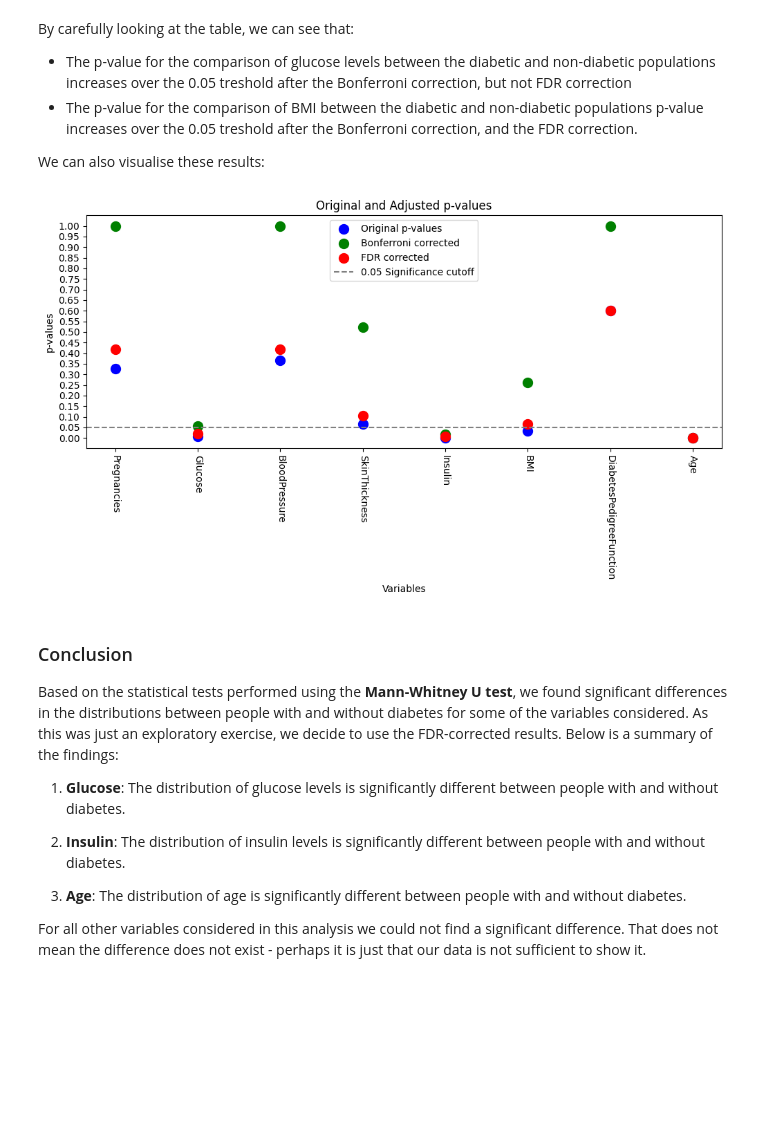
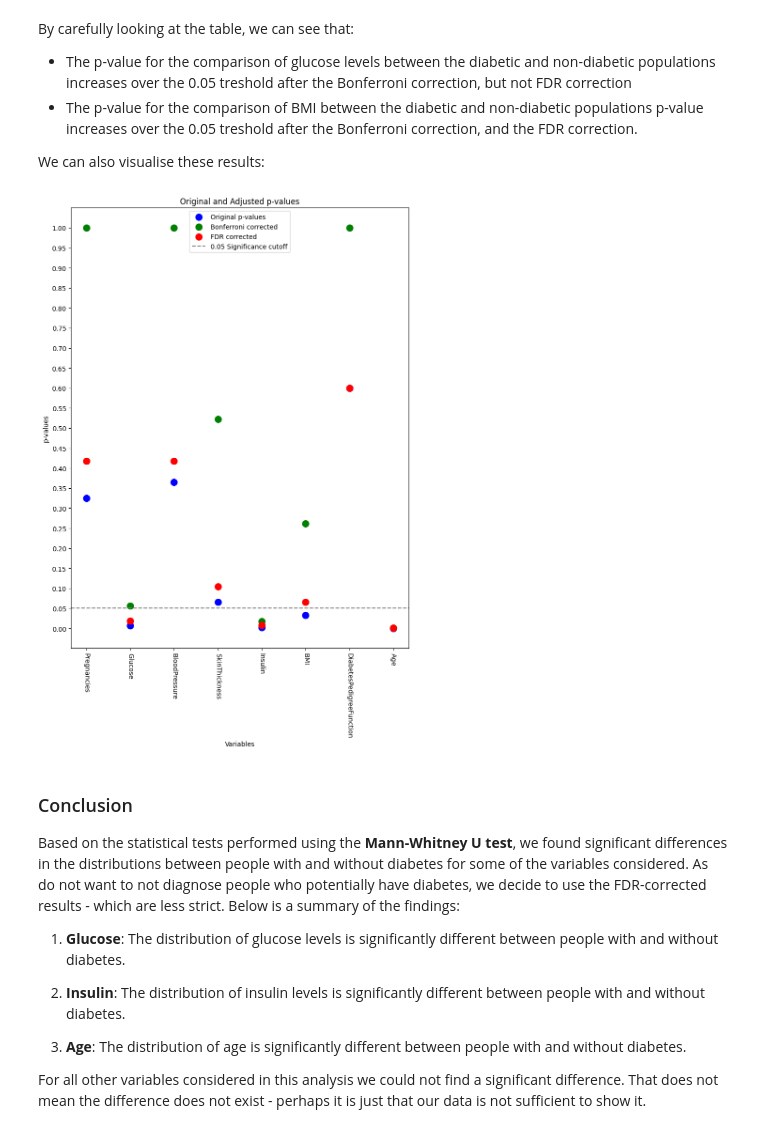
Before and after one commit to imperialchem/python-stats-intro, a Jupyter notebook: part2/stats-intro2.ipynb, the cells around one changed output. Cells and saved outputs as stored; diff of their text form; code cells hidden in the pictures; blank space fills up the shorter version.

```diff
--- a/part2/stats-intro2.ipynb
+++ b/part2/stats-intro2.ipynb
@@ -314,36 +321,36 @@ We can also visualise these results:
 # %%
 # Plotting the results
 variables = np.array(variables)
-plt.figure(figsize=(10, 6))
+plt.figure(figsize=(8, 12))
 
 # Plot original p-values
 plt.scatter(variables, p_values, color='blue', label='Original p-values', s=100)
 
 # Plot Bonferroni corrected p-values
 plt.scatter(variables, bonferroni_corrected, color='green', label='Bonferroni corrected', s=100)
 
 # Plot FDR corrected p-values
 plt.scatter(variables, fdr_corrected, color='red', label='FDR corrected', s=100)
 
 # Draw the significance cutoff at p = 0.05
 plt.axhline(y=0.05, color='gray', linestyle='--', label='0.05 Significance cutoff')
 
 plt.xlabel('Variables')
 plt.ylabel('p-values')
 plt.title('Original and Adjusted p-values')
 plt.legend(loc=9)
 plt.xticks(rotation=270)
 plt.tight_layout()
 plt.yticks(np.arange(0, 1.05, 0.05))  # Set x-axis ticks every 0.05
 
 # Show the plot
 plt.show()
 # %% [output]
-[figure, old version]
+[figure, new version]
 # %% [markdown]
 ### Conclusion
 
-Based on the statistical tests performed using the **Mann-Whitney U test**, we found significant differences in the distributions between people with and without diabetes for some of the variables considered. As this was just an exploratory exercise, we decide to use the FDR-corrected results. Below is a summary of the findings:
+Based on the statistical tests performed using the **Mann-Whitney U test**, we found significant differences in the distributions between people with and without diabetes for some of the variables considered. As do not want to not diagnose people who potentially have diabetes, we decide to use the FDR-corrected results - which are less strict. Below is a summary of the findings:
 
 1. **Glucose**: The distribution of glucose levels is significantly different between people with and without diabetes.
 
```
Also changed, not shown: parts of 10 cells of this notebook, 1 other file.
